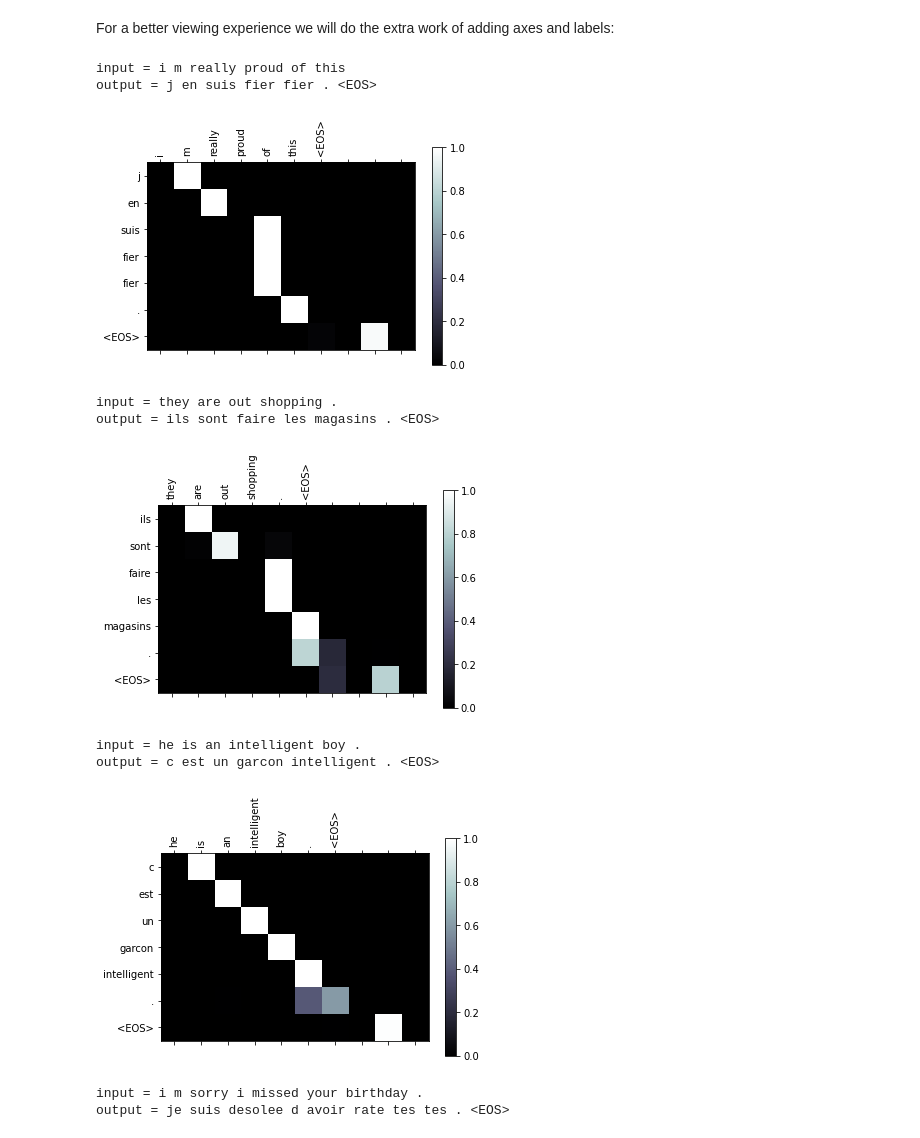
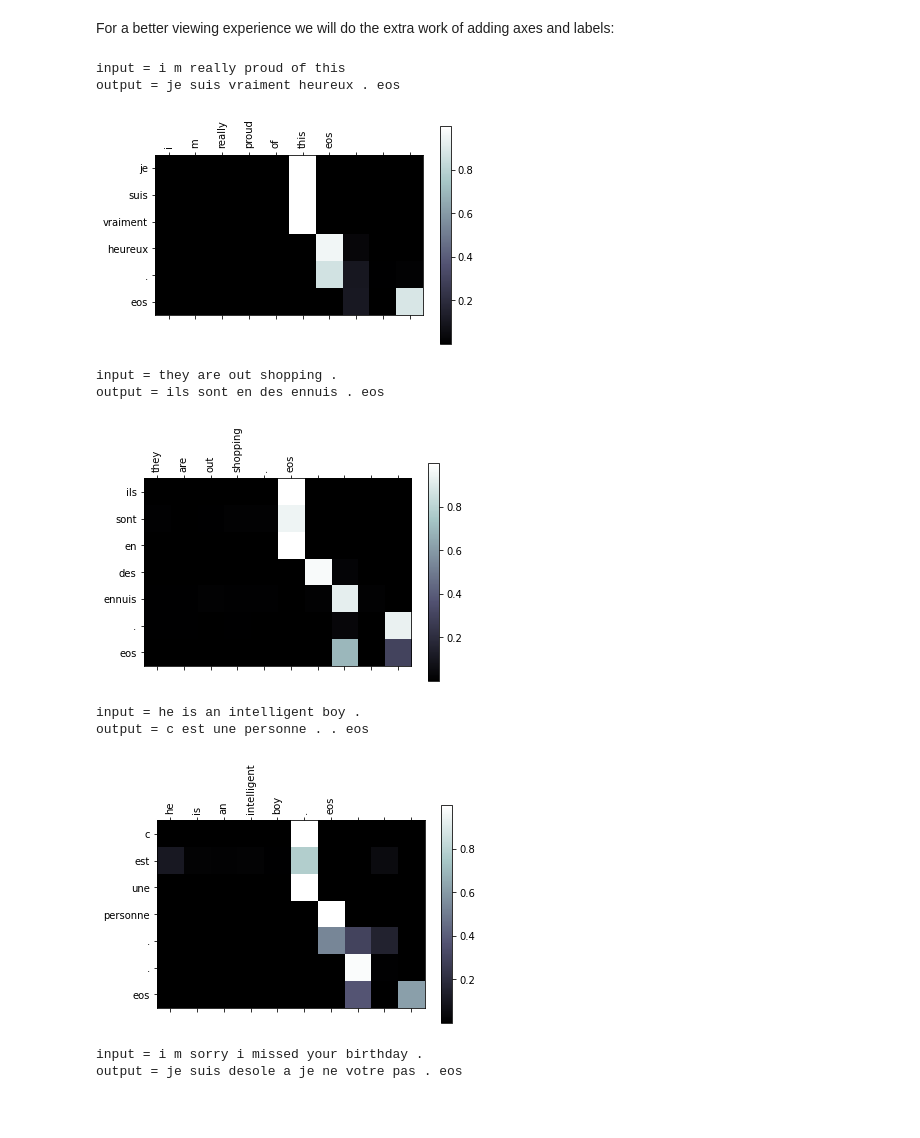
Before and after one commit to krishnarevi/TSAI_END2.0_Session10, a Jupyter notebook: Frech_to_English_NMT_without_pretrained_embedding.ipynb, the cells around one changed output. Drawn from its saved outputs; the diff is of its cells as text; code cells hidden in the pictures; blank space fills up the shorter version.

```diff
--- a/Frech_to_English_NMT_without_pretrained_embedding.ipynb
+++ b/Frech_to_English_NMT_without_pretrained_embedding.ipynb
@@ -293,3 +415,15 @@ fra 4345
+# %%
+matrix_len = input_lang.n_words
+
+weights_matrix = np.zeros((matrix_len, 100))
+words_found = 0
+
+for i, word in enumerate(input_lang.word2index):
+    try:
+        weights_matrix[i] = glove[word]
+        words_found += 1
+    except KeyError:
+        weights_matrix[i] = np.random.normal(scale=0.6, size=(100, ))
 # %% [markdown]
 The Seq2Seq Model
 =================
@@ -334,11 +468,12 @@ next input word.
 ![image](https://pytorch.org/tutorials/_images/encoder-network.png)
 # %%
 class EncoderRNN(nn.Module):
-    def __init__(self, input_size, hidden_size):
+    def __init__(self, num_embeddings, embedding_dim):
         super(EncoderRNN, self).__init__()
-        self.hidden_size = hidden_size
+        self.hidden_size = embedding_dim
 
-        self.embedding = nn.Embedding(input_size, hidden_size)
+        self.embedding = nn.Embedding(num_embeddings, embedding_dim)
+        self.embedding.weight.data.copy_(torch.from_numpy(weights_matrix))
         self.gru = nn.GRU(hidden_size, hidden_size)
 
     def forward(self, input, hidden):
@@ -671,7 +806,7 @@ def evaluate(encoder, decoder, sentence, max_length=MAX_LENGTH):
             decoder_attentions[di] = decoder_attention.data
             topv, topi = decoder_output.data.topk(1)
             if topi.item() == EOS_token:
-                decoded_words.append('<EOS>')
+                decoded_words.append('eos')
                 break
             else:
                 decoded_words.append(output_lang.index2word[topi.item()])
@@ -711,7 +846,7 @@ reasonable results.
    encoder and decoder are initialized and run ``trainIters`` again.
 # %%
 %matplotlib inline
-hidden_size = 256
+hidden_size = 100
 encoder1 = EncoderRNN(input_lang.n_words, hidden_size).to(device)
 attn_decoder1 = AttnDecoderRNN(hidden_size, output_lang.n_words, dropout_p=0.1).to(device)
 
@@ -784,41 +919,43 @@ def showAttention(input_sentence, output_words, attentions):
     ax = fig.add_subplot(111)
     cax = ax.matshow(attentions.numpy(), cmap='bone')
     fig.colorbar(cax)
 
     # Set up axes
     ax.set_xticklabels([''] + input_sentence.split(' ') +
-                       ['<EOS>'], rotation=90)
+                       ['eos'], rotation=90)
     ax.set_yticklabels([''] + output_words)
 
     # Show label at every tick
     ax.xaxis.set_major_locator(ticker.MultipleLocator(1))
     ax.yaxis.set_major_locator(ticker.MultipleLocator(1))
 
     plt.show()
+
+
 def evaluateAndShowAttention(input_sentence):
     output_words, attentions = evaluate(
         encoder1, attn_decoder1, input_sentence)
     print('input =', input_sentence)
     print('output =', ' '.join(output_words))
     showAttention(input_sentence, output_words, attentions)
 
 
 evaluateAndShowAttention("i m really proud of this")
 
 evaluateAndShowAttention("they are out shopping .")
 
 evaluateAndShowAttention("he is an intelligent boy .")
 
 evaluateAndShowAttention("i m sorry i missed your birthday .")
 # %% [output]
 input = i m really proud of this
-output = j en suis fier fier . <EOS>
+output = je suis vraiment heureux . eos
-[figure, old version]
+[figure, new version]
 input = they are out shopping .
-output = ils sont faire les magasins . <EOS>
+output = ils sont en des ennuis . eos
-[figure, old version]
+[figure, new version]
 input = he is an intelligent boy .
-output = c est un garcon intelligent . <EOS>
+output = c est une personne . . eos
-[figure, old version]
+[figure, new version]
 input = i m sorry i missed your birthday .
-output = je suis desolee d avoir rate tes tes . <EOS>
+output = je suis desole a je ne votre pas . eos
```
Also changed, not shown: parts of 33 cells of this notebook, 23 other files.
